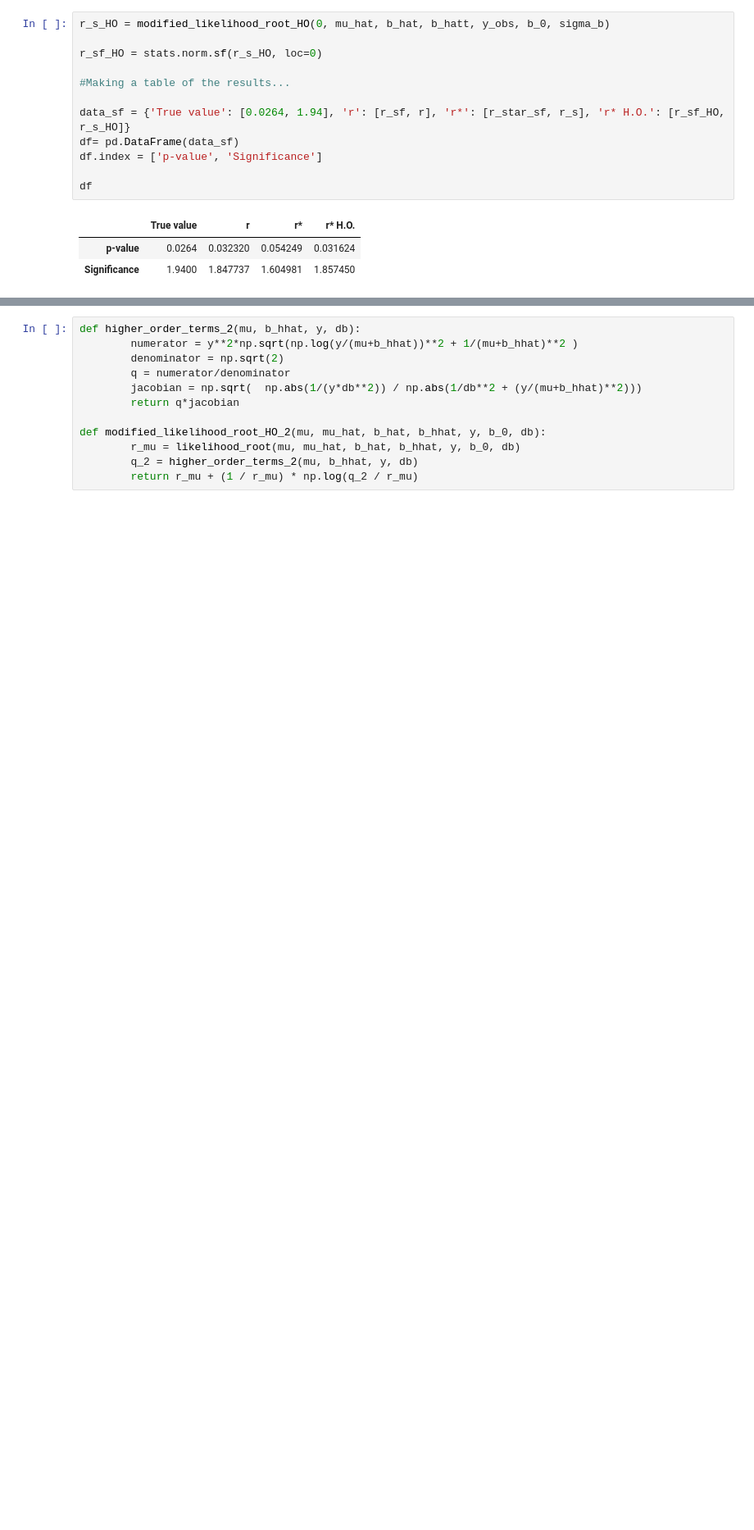
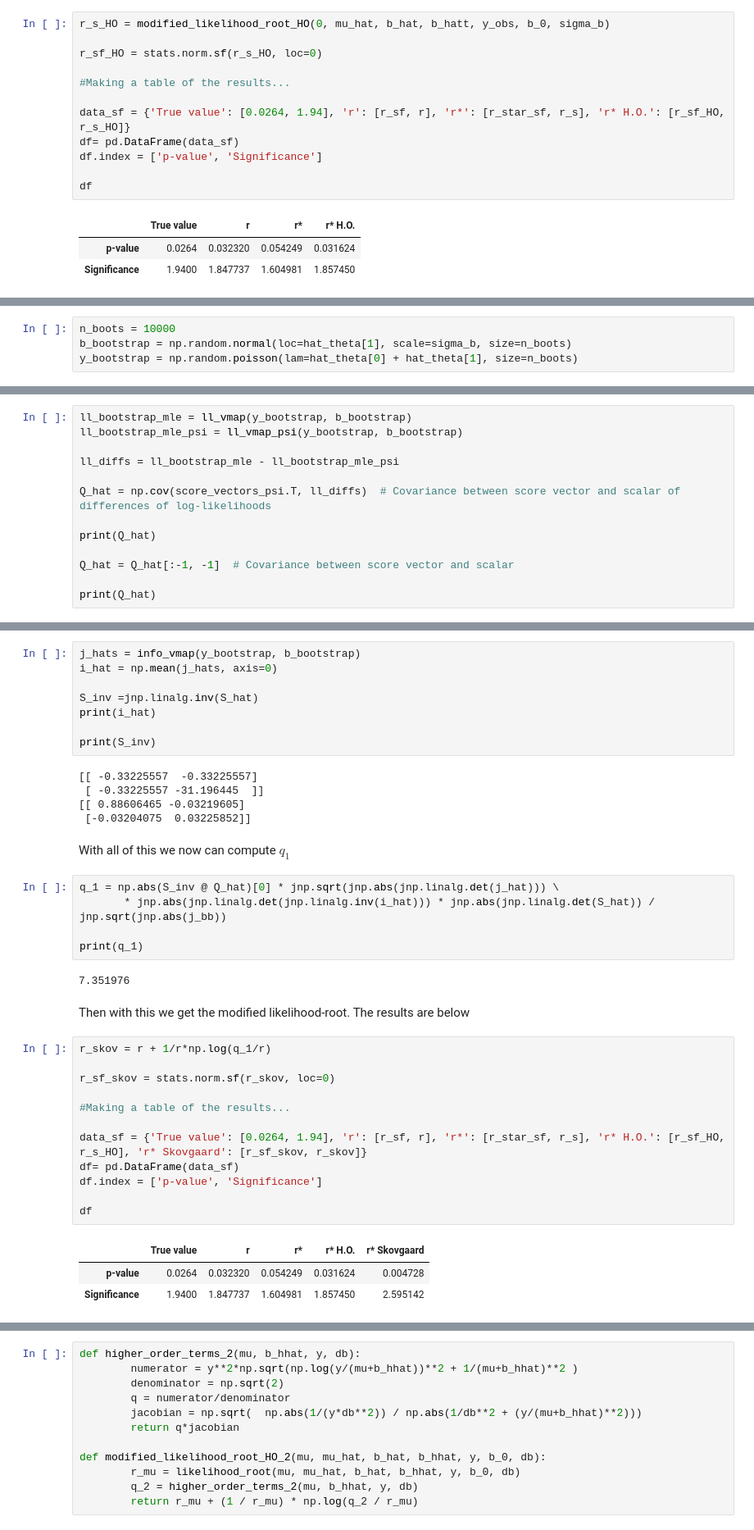
Before and after one commit to rubenguevara/Higher-order-asymptotics-HEP, a Jupyter notebook: NP_test.ipynb, the cells around one changed output, grey strips where cells are left out. Shown at 82% size. Cells and saved outputs as stored; diff of their text form; blank space fills up the shorter version.

Commit message:
Included Skovgaards approximation

```diff
--- a/NP_test.ipynb
+++ b/NP_test.ipynb
@@ -337,0 +426,4 @@ df
+# %%
+n_boots = 10000
+b_bootstrap = np.random.normal(loc=hat_theta[1], scale=sigma_b, size=n_boots)
+y_bootstrap = np.random.poisson(lam=hat_theta[0] + hat_theta[1], size=n_boots)
@@ -337,0 +473,13 @@ df
+# %%
+ll_bootstrap_mle = ll_vmap(y_bootstrap, b_bootstrap)
+ll_bootstrap_mle_psi = ll_vmap_psi(y_bootstrap, b_bootstrap)
+
+ll_diffs = ll_bootstrap_mle - ll_bootstrap_mle_psi
+
+Q_hat = np.cov(score_vectors_psi.T, ll_diffs)  # Covariance between score vector and scalar of differences of log-likelihoods
+
+print(Q_hat)
+
+Q_hat = Q_hat[:-1, -1]  # Covariance between score vector and scalar
+
+print(Q_hat)
@@ -338,3 +493,43 @@ df
+# %%
+j_hats = info_vmap(y_bootstrap, b_bootstrap)
+i_hat = np.mean(j_hats, axis=0)
+
+S_inv =jnp.linalg.inv(S_hat)
+print(i_hat)
+
+print(S_inv)
+# %% [output]
+[[ -0.33225557  -0.33225557]
+ [ -0.33225557 -31.196445  ]]
+[[ 0.88606465 -0.03219605]
+ [-0.03204075  0.03225852]]
+# %% [markdown]
+With all of this we now can compute $q_1$
+# %%
+q_1 = np.abs(S_inv @ Q_hat)[0] * jnp.sqrt(jnp.abs(jnp.linalg.det(j_hat))) \
+       * jnp.abs(jnp.linalg.det(jnp.linalg.inv(i_hat))) * jnp.abs(jnp.linalg.det(S_hat)) / jnp.sqrt(jnp.abs(j_bb))
+
+print(q_1)
+# %% [output]
+7.351976
+# %% [markdown]
+Then with this we get the modified likelihood-root. The results are below
+# %%
+r_skov = r + 1/r*np.log(q_1/r)
+
+r_sf_skov = stats.norm.sf(r_skov, loc=0)
+
+#Making a table of the results...
+
+data_sf = {'True value': [0.0264, 1.94], 'r': [r_sf, r], 'r*': [r_star_sf, r_s], 'r* H.O.': [r_sf_HO, r_s_HO], 'r* Skovgaard': [r_sf_skov, r_skov]}
+df= pd.DataFrame(data_sf)
+df.index = ['p-value', 'Significance']
+
+df
+# %% [output]
+|  | True value | r | r* | r* H.O. | r* Skovgaard |
+| p-value | 0.0264 | 0.032320 | 0.054249 | 0.031624 | 0.004728 |
+| Significance | 1.9400 | 1.847737 | 1.604981 | 1.857450 | 2.595142 |
 # %% [markdown]
 # **Testing the canonical parameter**
 As briefly mentioned, there is an alternative way of calculating this, we have
```
Also changed, not shown: parts of 44 cells of this notebook.
